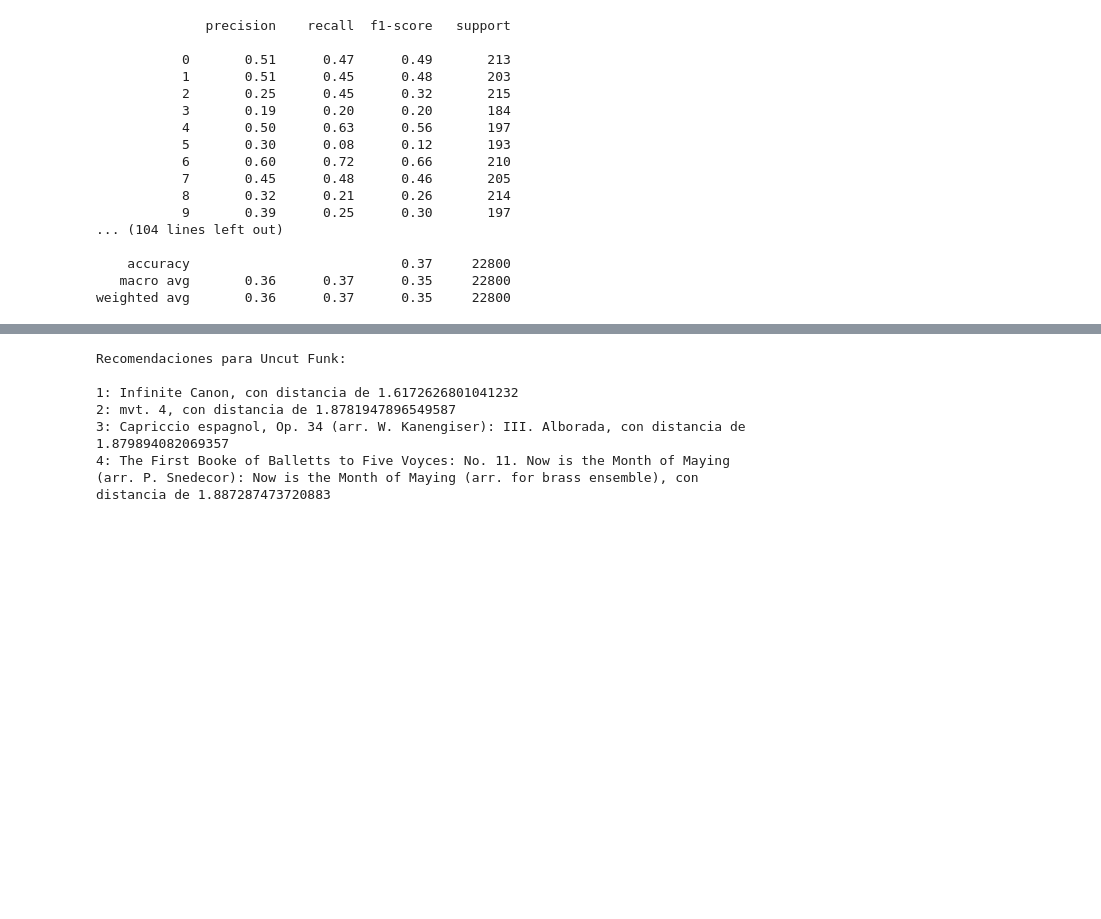
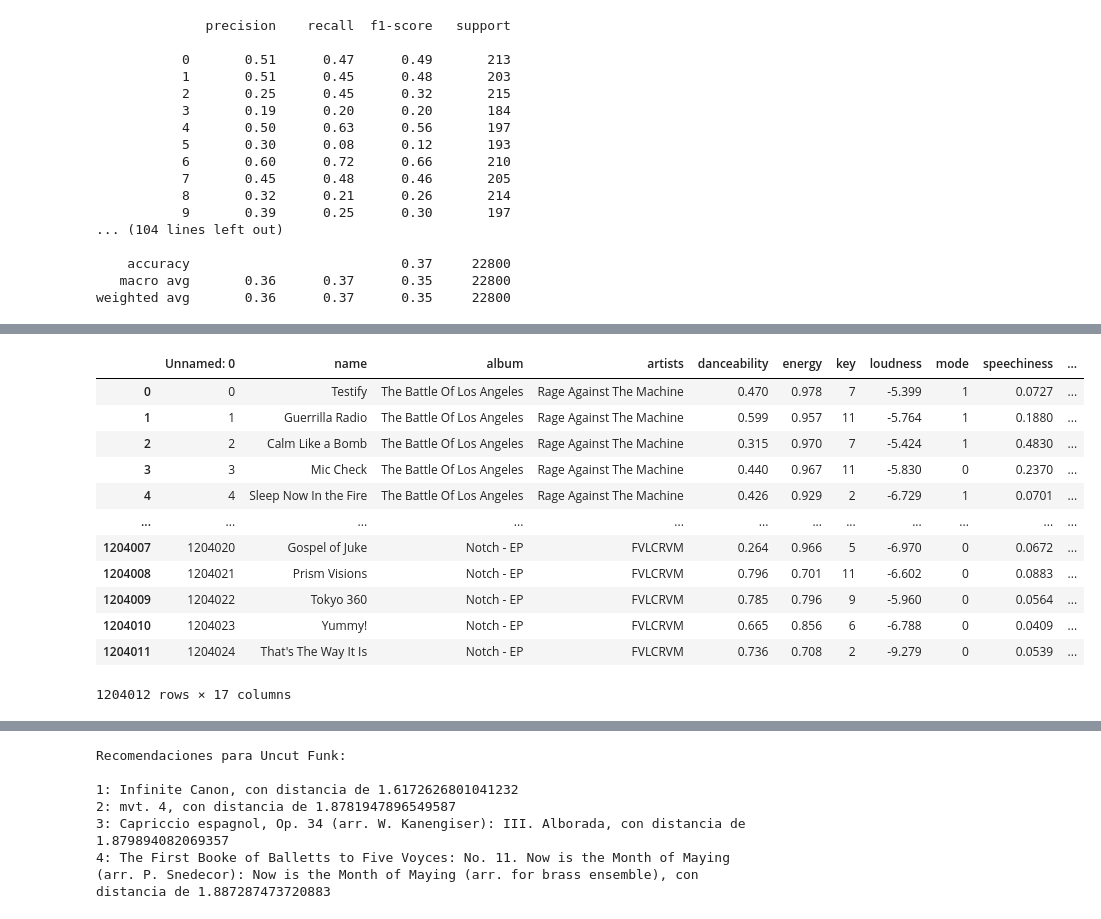
Before and after one commit to AlexV0611/Project, a Jupyter notebook: Spotify_project_3_0.ipynb, the cells around one changed output, grey strips where cells are left out. Saved outputs shown, nothing was run; the diff lists cells and outputs as text; code cells hidden in the pictures; blank space fills up the shorter version.

```diff
--- a/Spotify_project_3_0.ipynb
+++ b/Spotify_project_3_0.ipynb
@@ -680,0 +904,2 @@ weighted avg       0.36      0.37      0.35     22800
+# %%
+df_spotify2 = df_spotify2.dropna()
@@ -680,0 +922,4 @@ weighted avg       0.36      0.37      0.35     22800
+# %%
+columnas_a_eliminar = ['album_id', 'artist_ids', 'track_number', 'disc_number', 'explicit', 'release_date', 'duration_ms', 'id']
+
+df_spotify2 = df_spotify2.drop(columnas_a_eliminar, axis=1)
@@ -680,0 +935,20 @@ weighted avg       0.36      0.37      0.35     22800
+# %%
+df_spotify2.reset_index(inplace=True)
+# %%
+df_spotify2.rename(columns={'index': 'Unnamed: 0'}, inplace=True)
+# %%
+df_spotify2
+# %% [output]
+|  | Unnamed: 0 | name | album | artists | danceability | energy | key | loudness | mode | speechiness | ... |
+| 0 | 0 | Testify | The Battle Of Los Angeles | Rage Against The Machine | 0.470 | 0.978 | 7 | -5.399 | 1 | 0.0727 | ... |
+| 1 | 1 | Guerrilla Radio | The Battle Of Los Angeles | Rage Against The Machine | 0.599 | 0.957 | 11 | -5.764 | 1 | 0.1880 | ... |
+| 2 | 2 | Calm Like a Bomb | The Battle Of Los Angeles | Rage Against The Machine | 0.315 | 0.970 | 7 | -5.424 | 1 | 0.4830 | ... |
+| 3 | 3 | Mic Check | The Battle Of Los Angeles | Rage Against The Machine | 0.440 | 0.967 | 11 | -5.830 | 0 | 0.2370 | ... |
+| 4 | 4 | Sleep Now In the Fire | The Battle Of Los Angeles | Rage Against The Machine | 0.426 | 0.929 | 2 | -6.729 | 1 | 0.0701 | ... |
+| ... | ... | ... | ... | ... | ... | ... | ... | ... | ... | ... | ... |
+| 1204007 | 1204020 | Gospel of Juke | Notch - EP | FVLCRVM | 0.264 | 0.966 | 5 | -6.970 | 0 | 0.0672 | ... |
+| 1204008 | 1204021 | Prism Visions | Notch - EP | FVLCRVM | 0.796 | 0.701 | 11 | -6.602 | 0 | 0.0883 | ... |
+| 1204009 | 1204022 | Tokyo 360 | Notch - EP | FVLCRVM | 0.785 | 0.796 | 9 | -5.960 | 0 | 0.0564 | ... |
+| 1204010 | 1204023 | Yummy! | Notch - EP | FVLCRVM | 0.665 | 0.856 | 6 | -6.788 | 0 | 0.0409 | ... |
+| 1204011 | 1204024 | That's The Way It Is | Notch - EP | FVLCRVM | 0.736 | 0.708 | 2 | -9.279 | 0 | 0.0539 | ... |
+1204012 rows × 17 columns
```
Also changed, not shown: parts of 44 cells of this notebook.
